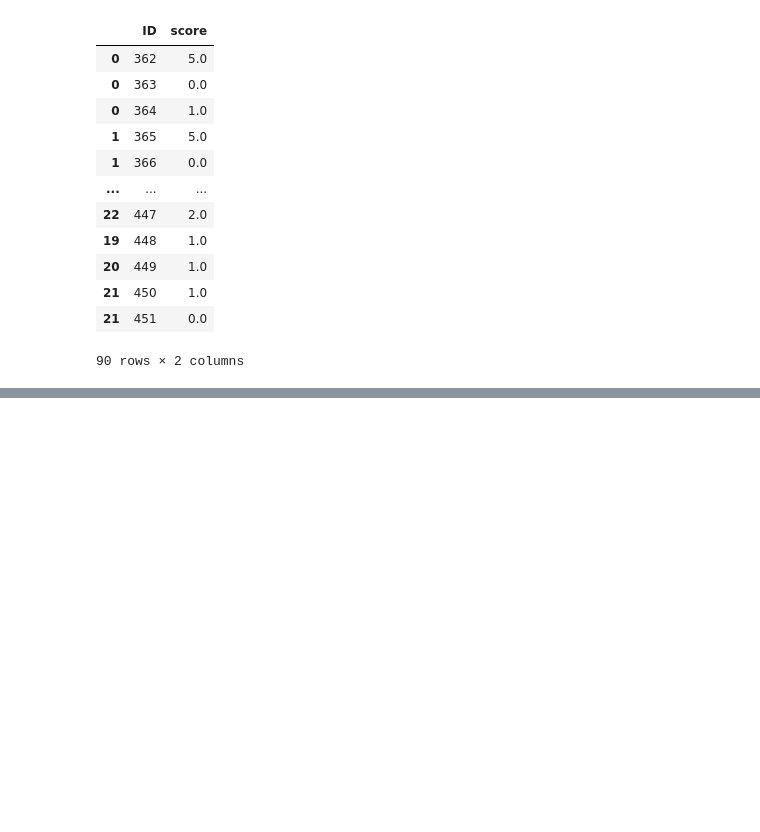
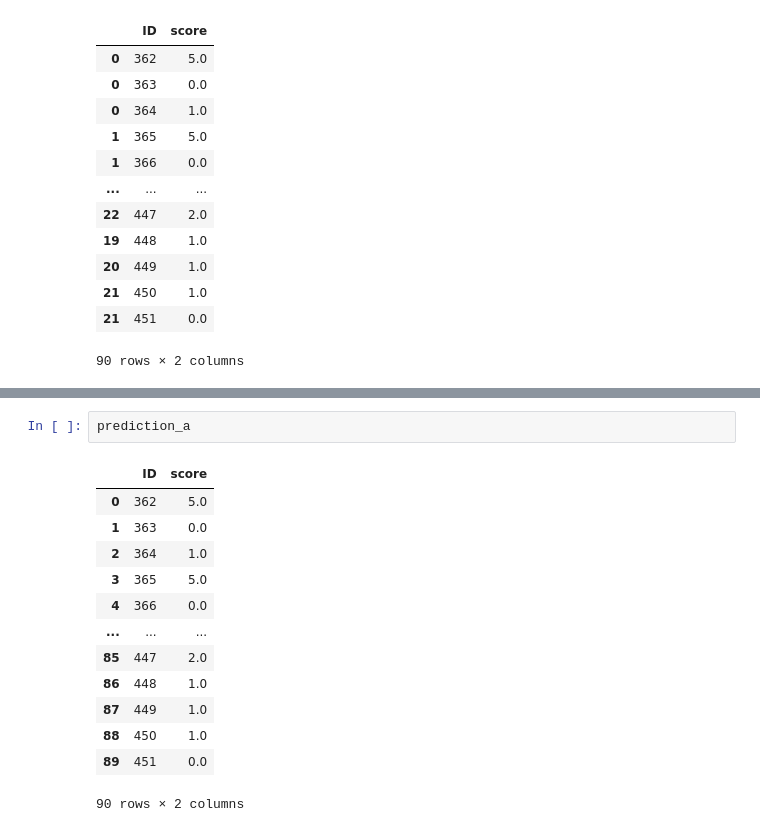
Before and after one commit to bookpanda/2110572-NLP-SYS, a Jupyter notebook: codes/midterm/midterm_prompt.ipynb, the cells around one changed output, grey strips where cells are left out. Drawn from its saved outputs; the diff is of its cells as text; blank space fills up the shorter version.

```diff
--- a/codes/midterm/midterm_prompt.ipynb
+++ b/codes/midterm/midterm_prompt.ipynb
@@ -191,0 +242,16 @@ pred_df
+# %%
+prediction_a
+# %% [output]
+|  | ID | score |
+| 0 | 362 | 5.0 |
+| 1 | 363 | 0.0 |
+| 2 | 364 | 1.0 |
+| 3 | 365 | 5.0 |
+| 4 | 366 | 0.0 |
+| ... | ... | ... |
+| 85 | 447 | 2.0 |
+| 86 | 448 | 1.0 |
+| 87 | 449 | 1.0 |
+| 88 | 450 | 1.0 |
+| 89 | 451 | 0.0 |
+90 rows × 2 columns
```
Also changed, not shown: parts of 7 cells of this notebook, 1 other file.
